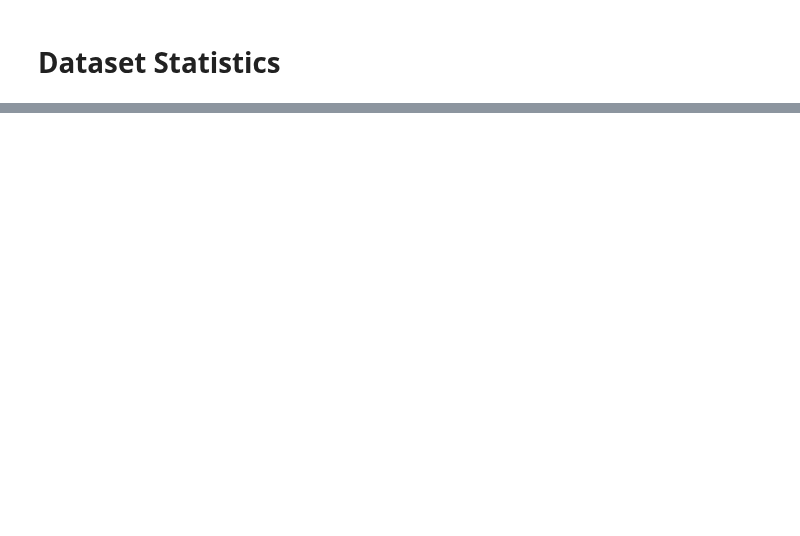
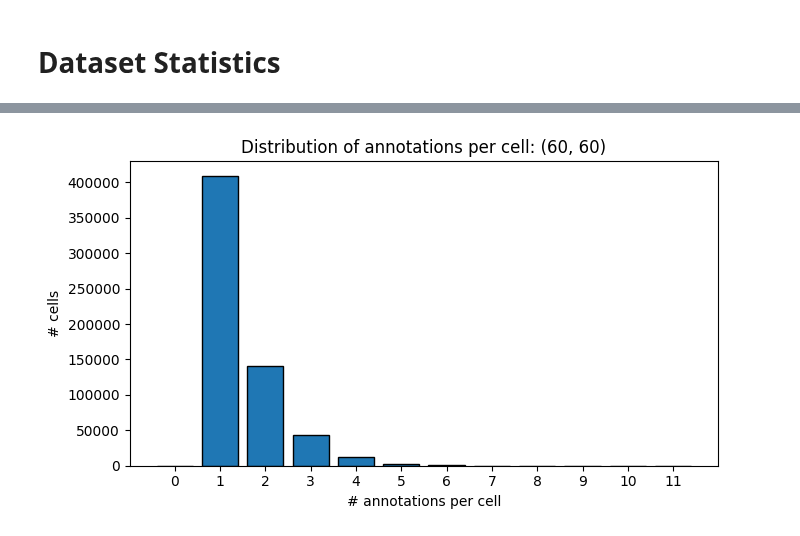
Before and after one commit to fusiongodo/yolo-score, a Jupyter notebook: dataset_statistics.ipynb, the cells around one changed output, grey strips where cells are left out. Cells and saved outputs as stored; diff of their text form; code cells hidden in the pictures; blank space fills up the shorter version.

Commit message:
Comment and clean up code. Add markdown to .ipynb files

```diff
--- a/dataset_statistics.ipynb
+++ b/dataset_statistics.ipynb
@@ -2,0 +5,88 @@
+# %%
+import pandas as pd
+import json, os, util, eval
+import numpy as np
+import matplotlib.pyplot as plt
+from collections import Counter
+
+def extractAnnotations(data):
+    df = pd.DataFrame(data["annotations"]).transpose()
+    width  = df["a_bbox"].str[2] - df["a_bbox"].str[0]
+    height = df["a_bbox"].str[3] - df["a_bbox"].str[1]
+    anns = df[(width!=0)&(height!=0)].copy()
+    anns["cat_id"] = anns["cat_id"].str[0]
+    anns["img_id"]  = pd.to_numeric(anns["img_id"])
+    return anns.drop(columns=["o_bbox","area","comments"])
+
+de = util.DataExtractor()
+data = de.loadData()
+img_df = pd.DataFrame(data["images"]).set_index("id")
+anns = extractAnnotations(data)
+gt_df = de.croppedData()
+
+
+def per_cell_count_hist(grid=(112,112), include_all_images=True, exclude_zeros=True):
+    gx, gy = grid
+    hist = Counter()
+    img_ids = (img_df.index if include_all_images else
+               anns["img_id"].unique())
+
+    for img_id in img_ids:
+        w = img_df.at[img_id, "width"]; h = img_df.at[img_id, "height"]
+        sub = anns[anns["img_id"] == img_id]
+
+        if len(sub):
+            a = np.stack(sub["a_bbox"].values)  # (N,4)
+            xc = (a[:,0] + a[:,2]) * 0.5
+            yc = (a[:,1] + a[:,3]) * 0.5
+            i = np.clip((xc / w * gx).astype(int), 0, gx-1)
+            j = np.clip((yc / h * gy).astype(int), 0, gy-1)
+            k = j * gx + i
+            counts = np.bincount(k, minlength=gx*gy)
+        else:
+            counts = np.zeros(gx*gy, dtype=int)
+
+        if exclude_zeros:
+            counts = counts[counts > 0]
+
+        hist.update(counts.tolist())
+
+
+    return hist
+
+# build and plot
+hist = per_cell_count_hist(grid=(240,240), include_all_images=False)
+hist = per_cell_count_hist(grid=(60,60), include_all_images=False)
+
+def total_from_hist(hist):  # works with or without zeros
+    return sum(k * v for k, v in hist.items())
+
+h60  = per_cell_count_hist(grid=(60,60),  include_all_images=True,  exclude_zeros=True)
+h120 = per_cell_count_hist(grid=(120,120), include_all_images=True,  exclude_zeros=True)
+h180 = per_cell_count_hist(grid=(180 ,180), include_all_images=True,  exclude_zeros=True)
+print("total anns in df:", len(anns))
+print("from 60x60 hist  :", total_from_hist(h60))
+print("from 120x120 hist:", total_from_hist(h120))
+print("from 180x180 hist:", total_from_hist(h180))
+
+histograms = [(h60, (60, 60)), (h120, (120, 120)), (h180, (180, 180))]
+for (hist, grid) in histograms:
+
+    xs = np.arange(max(hist) + 1)
+    ys = np.array([hist.get(x, 0) for x in xs])
+
+    plt.figure(figsize=(7,4))
+    plt.bar(xs, ys, edgecolor='black')
+    plt.title(f"Distribution of annotations per cell: {grid}")
+    plt.xlabel("# annotations per cell")
+    plt.ylabel("# cells")
+    plt.xticks(xs if len(xs) <= 50 else np.arange(0, xs[-1]+1, max(1, xs[-1]//20)))
+    plt.tight_layout(); plt.show()
+
+    # quick sanity stats
+    total_cells = ys.sum()
+    print("cells:", total_cells,
+        "| zero-cells:", hist.get(0,0),
+        f"({hist.get(0,0)/total_cells:.1%})",
+        "| mean/cell:", np.average(xs, weights=ys))
+# %% [output]
@@ -2,0 +98 @@
+[figure, added]
```
Also changed, not shown: parts of 7 cells of this notebook, 51 other files.
